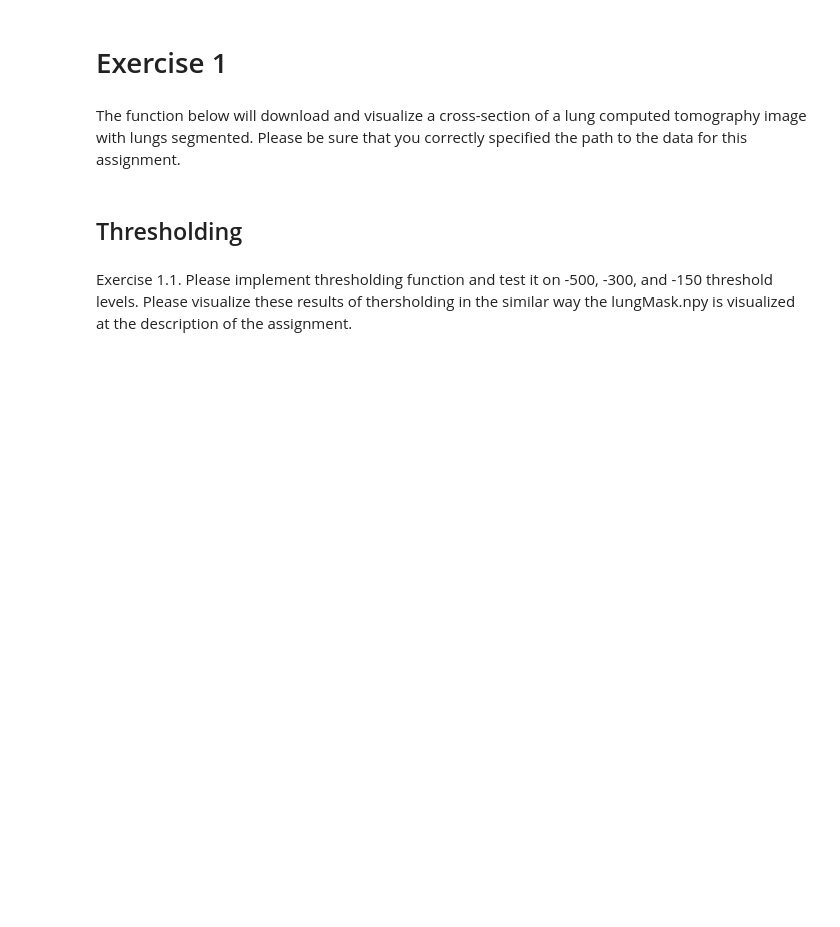
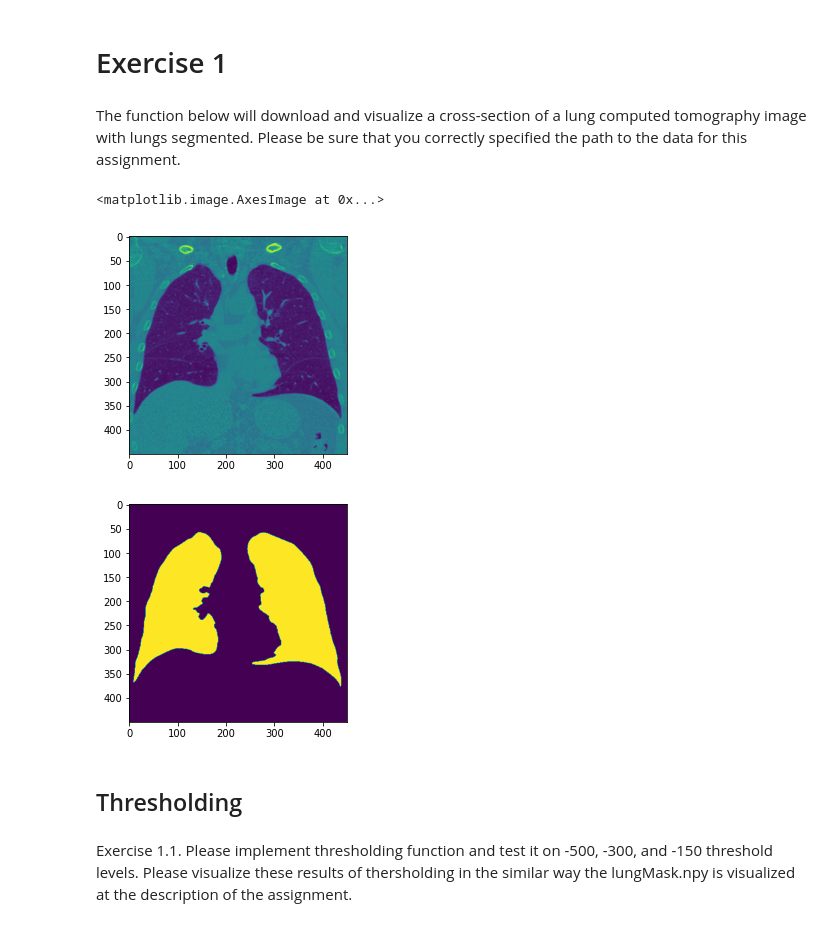
Before and after one commit to TubTub62/MIA, a Jupyter notebook: handin2/MIA_Segmentation_Basics_Students.ipynb, the cells around one changed output. Saved outputs shown, nothing was run; the diff lists cells and outputs as text; code cells hidden in the pictures; blank space fills up the shorter version.

```diff
--- a/handin2/MIA_Segmentation_Basics_Students.ipynb
+++ b/handin2/MIA_Segmentation_Basics_Students.ipynb
@@ -14,15 +14,19 @@ The function below will download and visualize a cross-section of a lung compute
 # %%
 import matplotlib.pyplot as plt
 import numpy as np
 #matplotlib inline
-folder = 'D:/MIA/handin2/data1'
+folder = 'D:/MIA/handin2/data1/'
 
 imageArray = np.load(folder + 'lungCTSlice.npy')
 maskArray = np.load(folder + 'lungMask.npy')
 plt.figure(1)
 plt.imshow(imageArray)
 plt.figure(2)
 plt.imshow(maskArray)
+# %% [output]
+<matplotlib.image.AxesImage at 0x...>
+[figure, added]
+[figure, added]
 # %% [markdown]
 ## Thresholding
 # %% [markdown]
```
Also changed, not shown: parts of 3 cells of this notebook, 7 other files.
